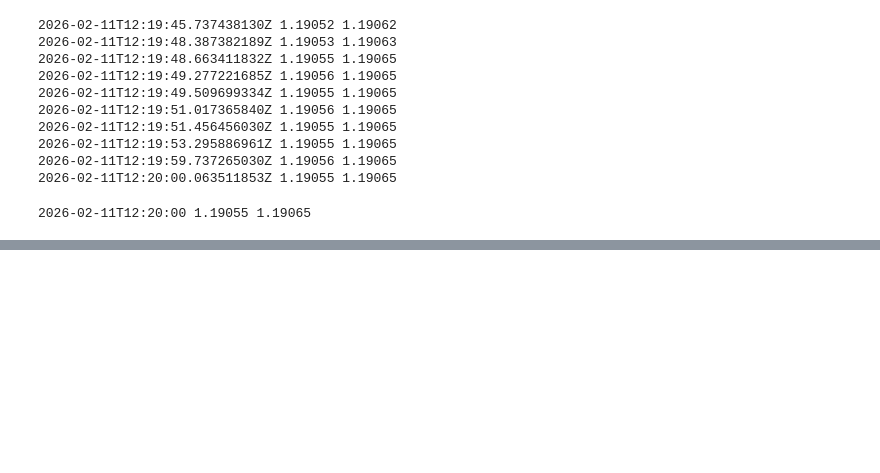
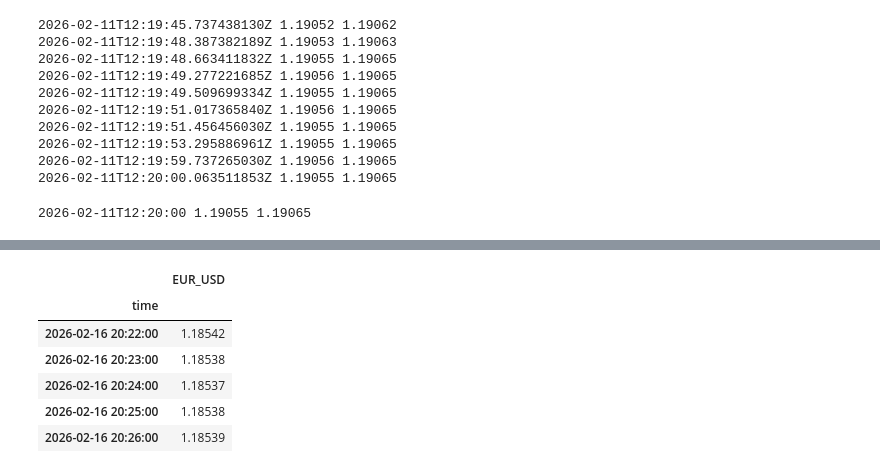
Before and after one commit to alpha-king1/Quantitative-Analysis, a Jupyter notebook: oanda_life_testing.ipynb, the cells around one changed output, grey strips where cells are left out. Cells and saved outputs as stored; diff of their text form; code cells hidden in the pictures; blank space fills up the shorter version.

```diff
--- a/oanda_life_testing.ipynb
+++ b/oanda_life_testing.ipynb
@@ -220,0 +360,12 @@ api.tick_data.resample('10s', label='right').last().dropna()
+# %%
+data = data.resample("1min", label="right").last().dropna().iloc[:-1]
+# %%
+data.head()
+# %% [output]
+|  | EUR_USD |
+| time |  |
+| 2026-02-16 20:22:00 | 1.18542 |
+| 2026-02-16 20:23:00 | 1.18538 |
+| 2026-02-16 20:24:00 | 1.18537 |
+| 2026-02-16 20:25:00 | 1.18538 |
+| 2026-02-16 20:26:00 | 1.18539 |
```
Also changed, not shown: parts of 18 cells of this notebook, 6 other files.
